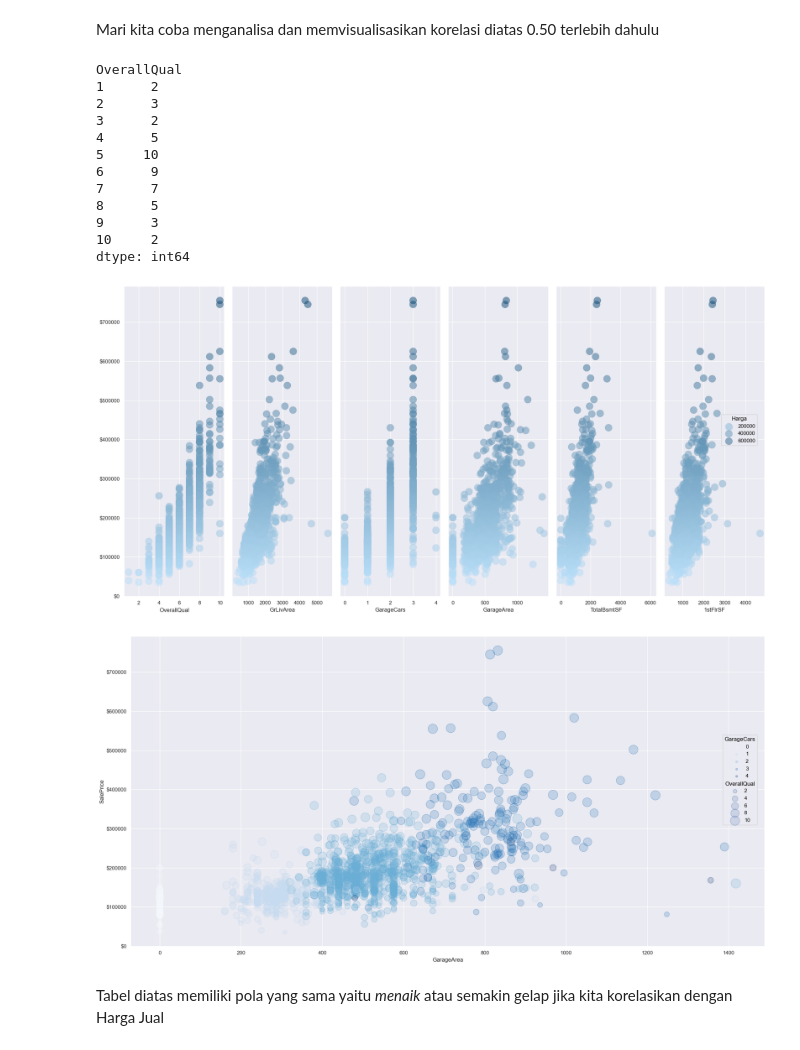
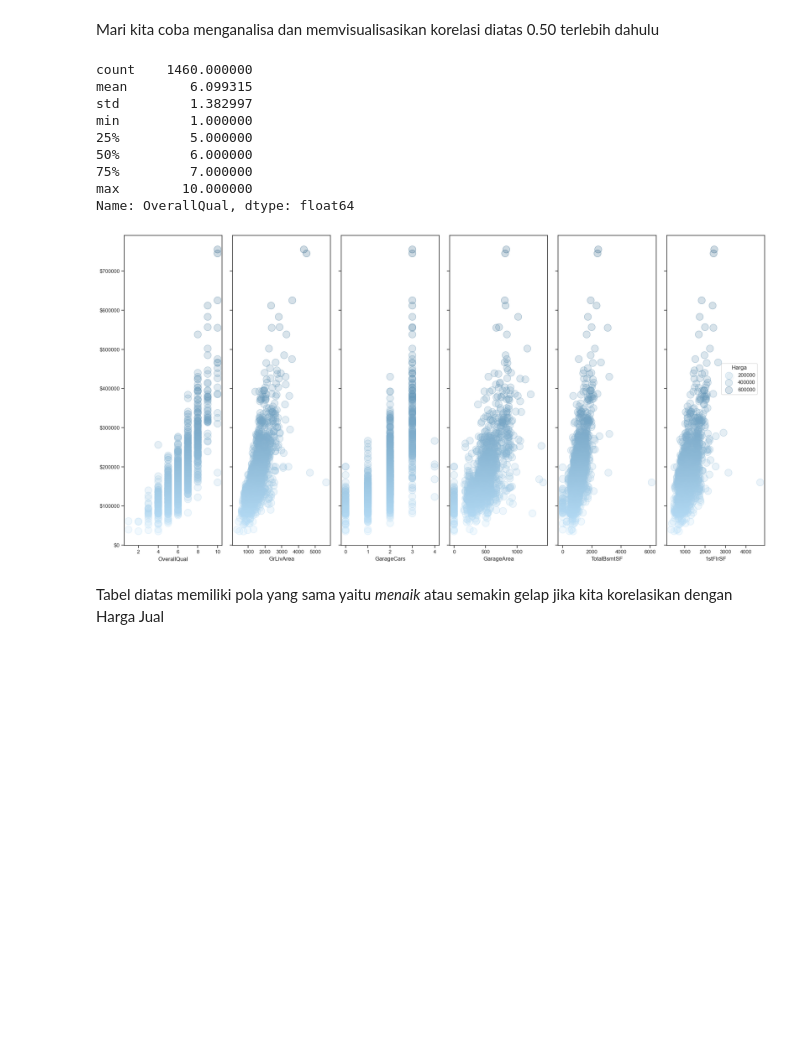
Before and after one commit to arya475/Data-Science-house-price-predict, a Jupyter notebook: main.ipynb, the cells around one changed output. Saved outputs shown, nothing was run; the diff lists cells and outputs as text; code cells hidden in the pictures; blank space fills up the shorter version.

```diff
--- a/main.ipynb
+++ b/main.ipynb
@@ -110,39 +97,25 @@ Text(0.5, 1.0, 'Tabel Korelasi')
 # %% [markdown]
 Mari kita coba menganalisa dan memvisualisasikan korelasi diatas 0.50 terlebih dahulu
 # %%
-cross = pd.crosstab(df_tipe_num['SalePrice'], df_tipe_num['OverallQual'])
-cross.nunique()
+df_tipe_num["OverallQual"].describe()
 # %% [output]
-OverallQual
-1      2
-2      3
-3      2
-4      5
-5     10
-6      9
-7      7
-8      5
-9      3
-10     2
-dtype: int64
+count    1460.000000
+mean        6.099315
+std         1.382997
+min         1.000000
+25%         5.000000
+50%         6.000000
+75%         7.000000
+max        10.000000
+Name: OverallQual, dtype: float64
 # %%
-
-
-p = so.Plot(df_tipe_num, y='SalePrice', color='SalePrice')
-p.add(so.Dot(alpha=.5, pointsize=15)).scale(
+p = so.Plot(df_tipe_num, y='SalePrice', color='SalePrice').theme(axes_style("ticks")) #Tabel Plot untuk mengetahui harga
+p.add(so.Dots(alpha=.5, pointsize=15)).scale(
     y=so.Continuous().label(like="${x:g}"),
     color=so.Continuous(('#BBE1FA', '#0F4C75'))
     ).layout(size=(20,10)).pair(x=['OverallQual', 'GrLivArea','GarageCars','GarageArea','TotalBsmtSF','1stFlrSF']).label( color='Harga', y='', legend="Measurement").show()
-
-a = so.Plot(df_tipe_num, x='GarageArea', y='SalePrice', color='GarageCars', pointsize='OverallQual').add(so.Dots(alpha=.5)).scale(
-    y=so.Continuous().label(like="${x:g}"),
-    color=so.Continuous(('Blues')),
-    pointsize=(5,20)
-).layout(size=(20,10))
-a.show()
 # %% [output]
-[figure, old version]
+[figure, new version]
-[figure, removed]
 # %% [markdown]
 Tabel diatas memiliki pola yang sama yaitu *menaik* atau semakin gelap jika kita korelasikan dengan Harga Jual
 # %%
```
Also changed, not shown: parts of 3 cells of this notebook, 1 other file.
